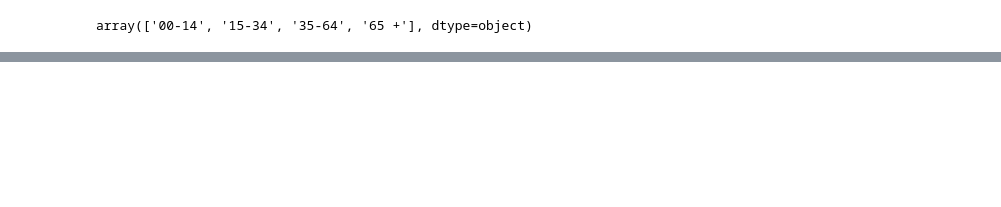
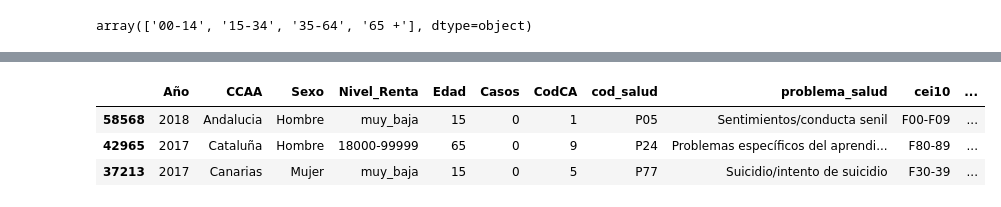
Before and after one commit to emarfer/healthy_mental_health, a Jupyter notebook: notebooks/06_visual_atprimaria.ipynb, the cells around one changed output, grey strips where cells are left out. Saved outputs shown, nothing was run; the diff lists cells and outputs as text; code cells hidden in the pictures; blank space fills up the shorter version.

```diff
--- a/notebooks/06_visual_atprimaria.ipynb
+++ b/notebooks/06_visual_atprimaria.ipynb
@@ -126,3 +116,10 @@ fig3 = px.histogram(nivel_renta_sex, x="Nivel_Renta", y="Casos",color = 'Sexo')
 fig3.show()
 # %% [output]
 [interactive output not drawn]
+# %%
+at_prim.sample(3)
+# %% [output]
+|  | Año | CCAA | Sexo | Nivel_Renta | Edad | Casos | CodCA | cod_salud | problema_salud | cei10 | ... |
+| 58568 | 2018 | Andalucia | Hombre | muy_baja | 15 | 0 | 1 | P05 | Sentimientos/conducta senil | F00-F09 | ... |
+| 42965 | 2017 | Cataluña | Hombre | 18000-99999 | 65 | 0 | 9 | P24 | Problemas específicos del aprendi... | F80-89 | ... |
+| 37213 | 2017 | Canarias | Mujer | muy_baja | 15 | 0 | 5 | P77 | Suicidio/intento de suicidio | F30-39 | ... |
```
Also changed, not shown: parts of 12 cells of this notebook, 25 other files.
